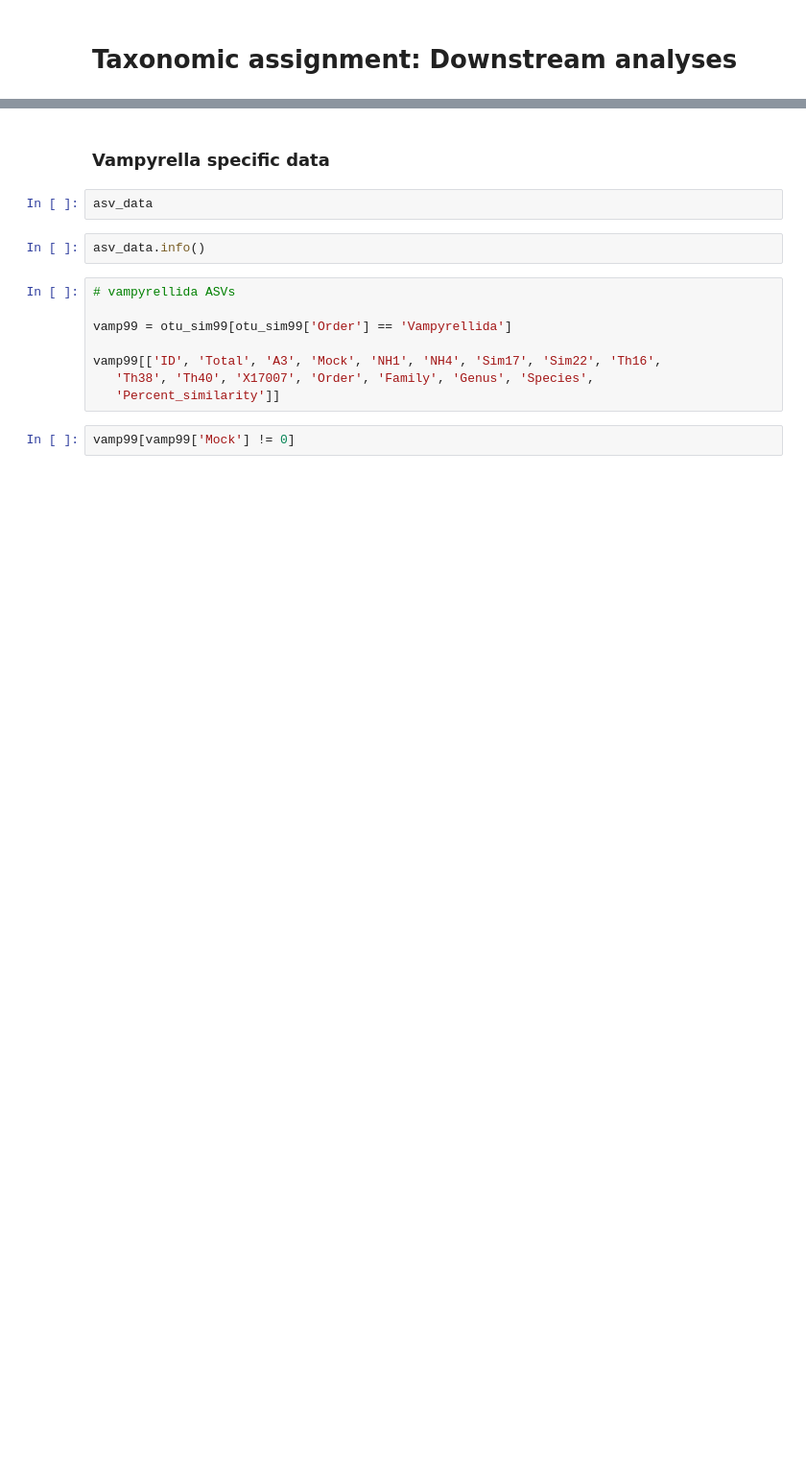
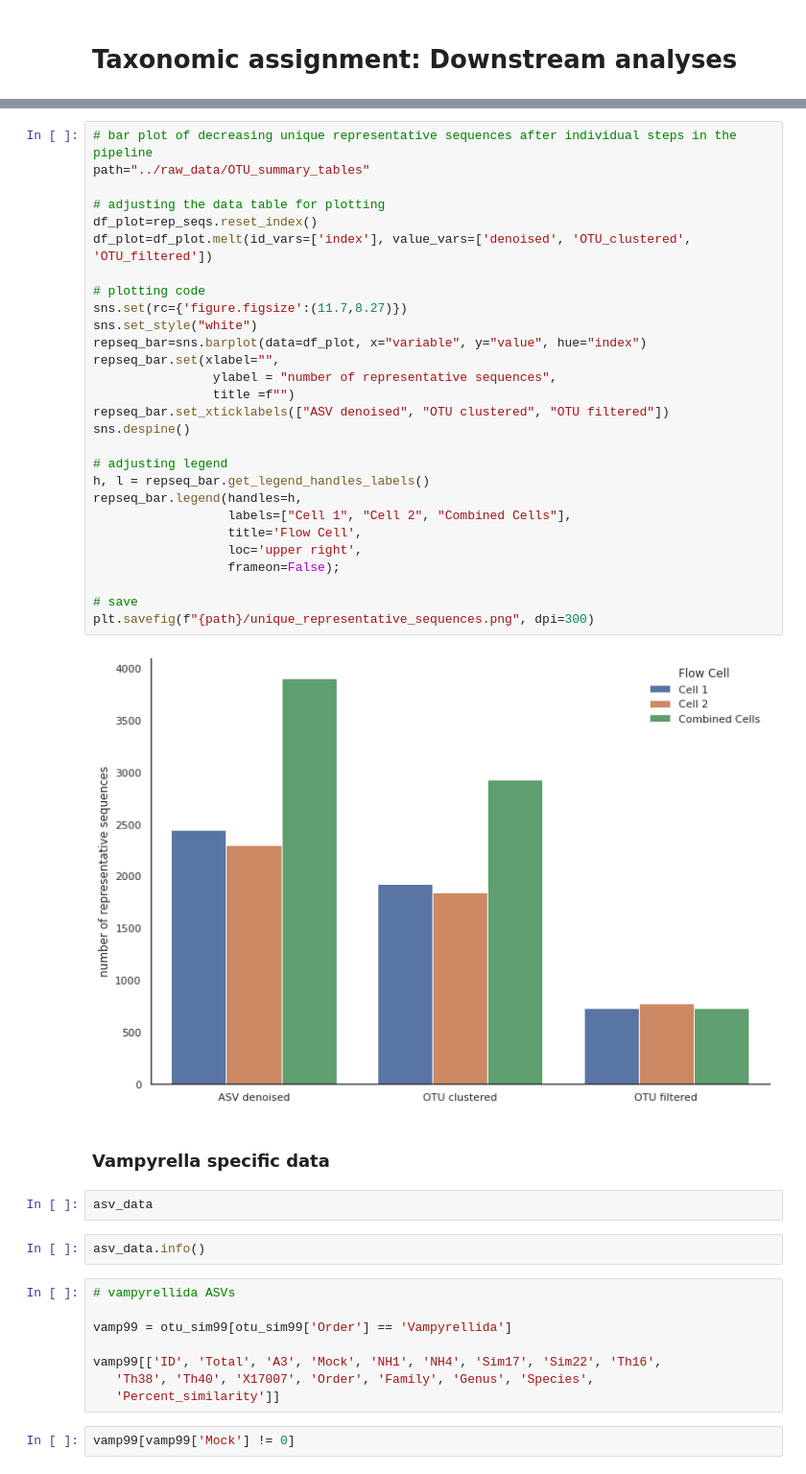
Before and after one commit to wRajter/vampyrella_2023, a Jupyter notebook: notebooks/taxonomic_assignment_downstream_analyses.ipynb, the cells around one changed output, grey strips where cells are left out. Shown at 96% size. Drawn from its saved outputs; the diff is of its cells as text; blank space fills up the shorter version.

```diff
--- a/notebooks/taxonomic_assignment_downstream_analyses.ipynb
+++ b/notebooks/taxonomic_assignment_downstream_analyses.ipynb
@@ -56,3 +371,33 @@ df
+# %%
+# bar plot of decreasing unique representative sequences after individual steps in the pipeline
+path="../raw_data/OTU_summary_tables"
+
+# adjusting the data table for plotting
+df_plot=rep_seqs.reset_index()
+df_plot=df_plot.melt(id_vars=['index'], value_vars=['denoised', 'OTU_clustered', 'OTU_filtered'])
+
+# plotting code
+sns.set(rc={'figure.figsize':(11.7,8.27)})
+sns.set_style("white")
+repseq_bar=sns.barplot(data=df_plot, x="variable", y="value", hue="index")
+repseq_bar.set(xlabel="",
+                ylabel = "number of representative sequences",
+                title =f"")
+repseq_bar.set_xticklabels(["ASV denoised", "OTU clustered", "OTU filtered"])
+sns.despine()
+
+# adjusting legend
+h, l = repseq_bar.get_legend_handles_labels()
+repseq_bar.legend(handles=h,
+                  labels=["Cell 1", "Cell 2", "Combined Cells"],
+                  title='Flow Cell',
+                  loc='upper right',
+                  frameon=False);
+
+# save
+plt.savefig(f"{path}/unique_representative_sequences.png", dpi=300)
+# %% [output]
+[figure, added]
 # %% [markdown]
 ### Vampyrella specific data
 # %%
```
Also changed, not shown: parts of 42 cells of this notebook, 7 other files.
